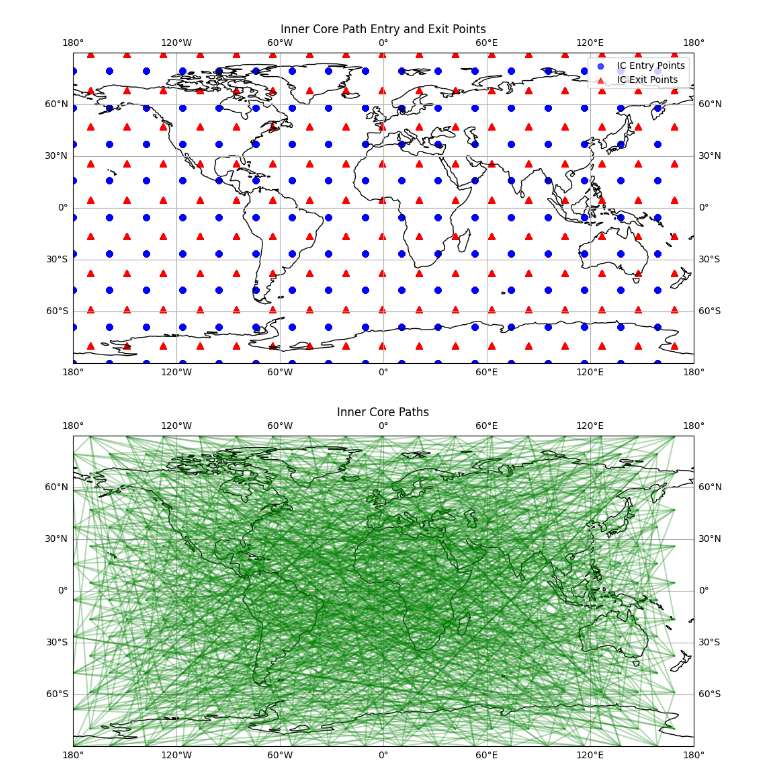
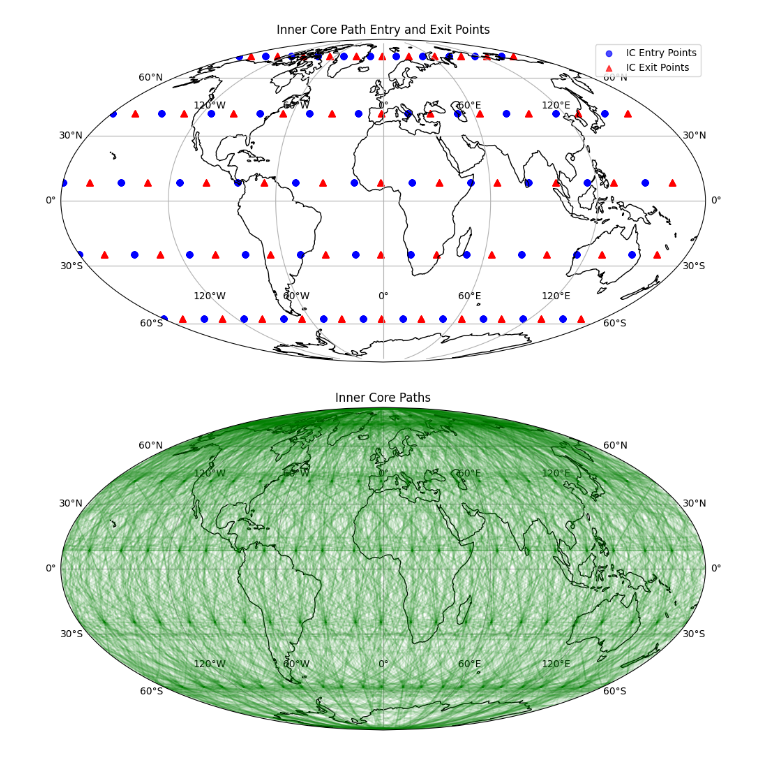
Before and after one commit to auggiemarignier/icanisddr, a Jupyter notebook: experiments/bulkic/notebooks/plot_paths.ipynb, the cells around one changed output. Saved outputs shown, nothing was run; the diff lists cells and outputs as text; code cells hidden in the pictures.

Commit message:
perf: BulkIC synthetic data spacing (#40)
* fix: rearrange in and out pierce points

* fix: increase spacing

```diff
--- a/experiments/bulkic/notebooks/plot_paths.ipynb
+++ b/experiments/bulkic/notebooks/plot_paths.ipynb
@@ -5,7 +5,7 @@ import numpy as np
 
 from expconfig.synthetic import create_paths
 # %%
-ic_in, ic_out = create_paths(source_spacing=20.0)
+ic_in, ic_out = create_paths(source_spacing=30.0)
 # %%
 def plot_ic_inout(ic_in: np.ndarray, ic_out: np.ndarray) -> None:
     """Plot entry and exit points of paths through the inner core on a world map.
@@ -18,39 +18,39 @@ def plot_ic_inout(ic_in: np.ndarray, ic_out: np.ndarray) -> None:
         Exit points of paths from the inner core (longitude (deg), latitude (deg), radius (km)).
     """
     fig, ax = plt.subplots(
-        1, 1, subplot_kw={"projection": ccrs.PlateCarree()}, figsize=(12, 6)
+        1, 1, subplot_kw={"projection": ccrs.Mollweide()}, figsize=(12, 6)
     )
     ax.coastlines()
     ax.set_global()
     ax.gridlines(draw_labels=True)
 
     ax.scatter(
         ic_in[:, 0],
         ic_in[:, 1],
         color="blue",
         marker="o",
         label="IC Entry Points",
         transform=ccrs.PlateCarree(),
         alpha=0.7,
     )
     ax.scatter(
         ic_out[:, 0],
         ic_out[:, 1],
         color="red",
         marker="^",
         label="IC Exit Points",
         transform=ccrs.PlateCarree(),
         alpha=0.7,
     )
 
     plt.title("Inner Core Path Entry and Exit Points")
     plt.legend()
     plt.show()
 
 
 plot_ic_inout(ic_in, ic_out)
 # %% [output]
-[figure, old version]
+[figure, new version]
 # %%
 def plot_ic_paths(ic_in: np.ndarray, ic_out: np.ndarray, num_paths: int = 1000) -> None:
     """Plot paths through the inner core on a world map.
@@ -65,7 +65,7 @@ def plot_ic_paths(ic_in: np.ndarray, ic_out: np.ndarray, num_paths: int = 1000)
         Number of paths to plot (default is 1000).
     """
     fig, ax = plt.subplots(
-        1, 1, subplot_kw={"projection": ccrs.PlateCarree()}, figsize=(12, 6)
+        1, 1, subplot_kw={"projection": ccrs.Mollweide()}, figsize=(12, 6)
     )
     ax.coastlines()
     ax.set_global()
@@ -79,14 +79,14 @@ def plot_ic_paths(ic_in: np.ndarray, ic_out: np.ndarray, num_paths: int = 1000)
             [ic_in[i, 0], ic_out[i, 0]],
             [ic_in[i, 1], ic_out[i, 1]],
             color="green",
-            alpha=0.3,
-            transform=ccrs.PlateCarree(),
+            alpha=0.1,
+            transform=ccrs.Geodetic(),  # straight lines through the inner core, not great circles
         )
 
     plt.title("Inner Core Paths")
     plt.show()
 
 
-plot_ic_paths(ic_in, ic_out, num_paths=1000)
+plot_ic_paths(ic_in, ic_out, num_paths=ic_in.shape[0])
 # %% [output]
-[figure, old version]
+[figure, new version]
```
Also changed, not shown: 2 other files.
